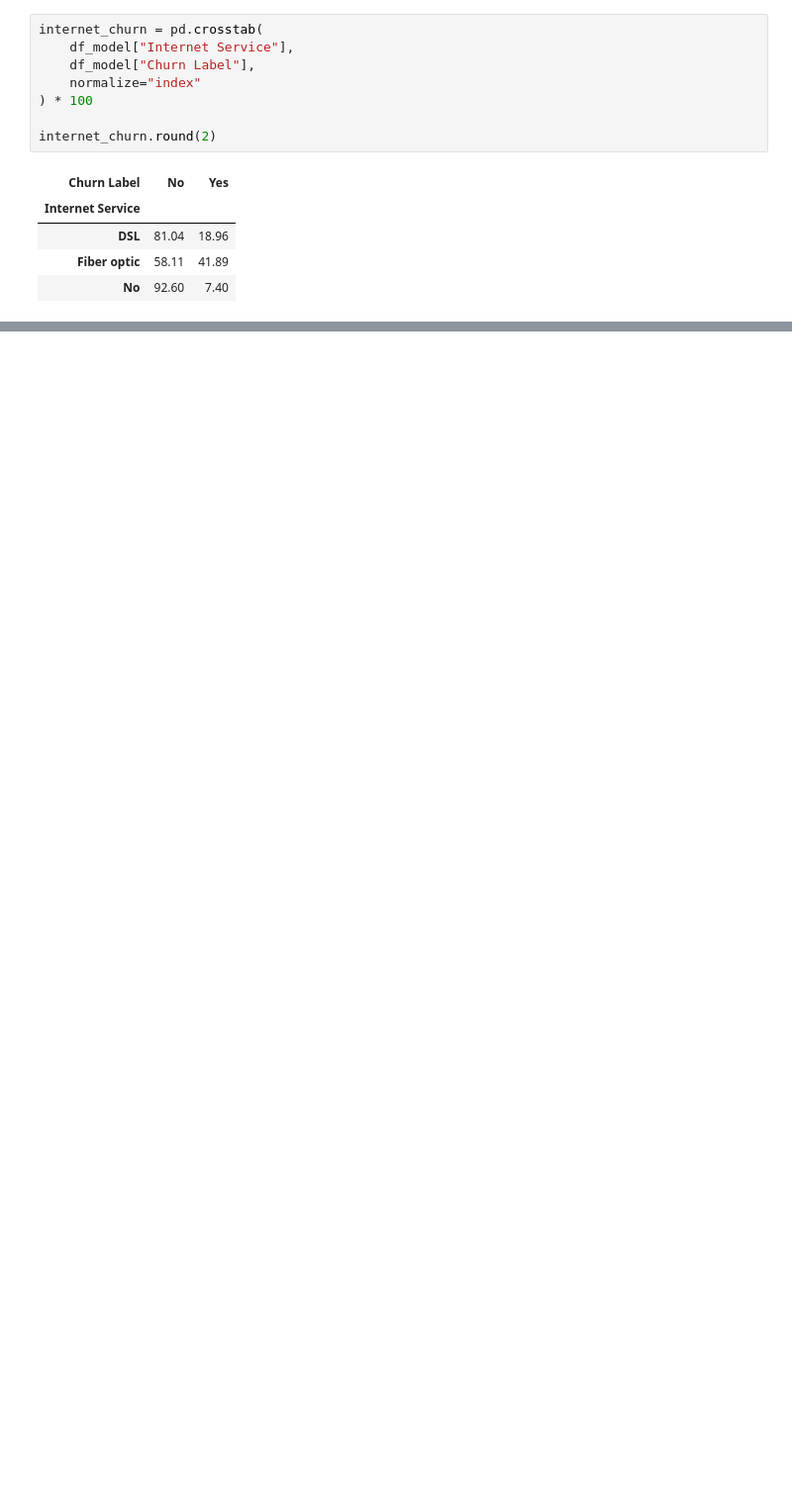
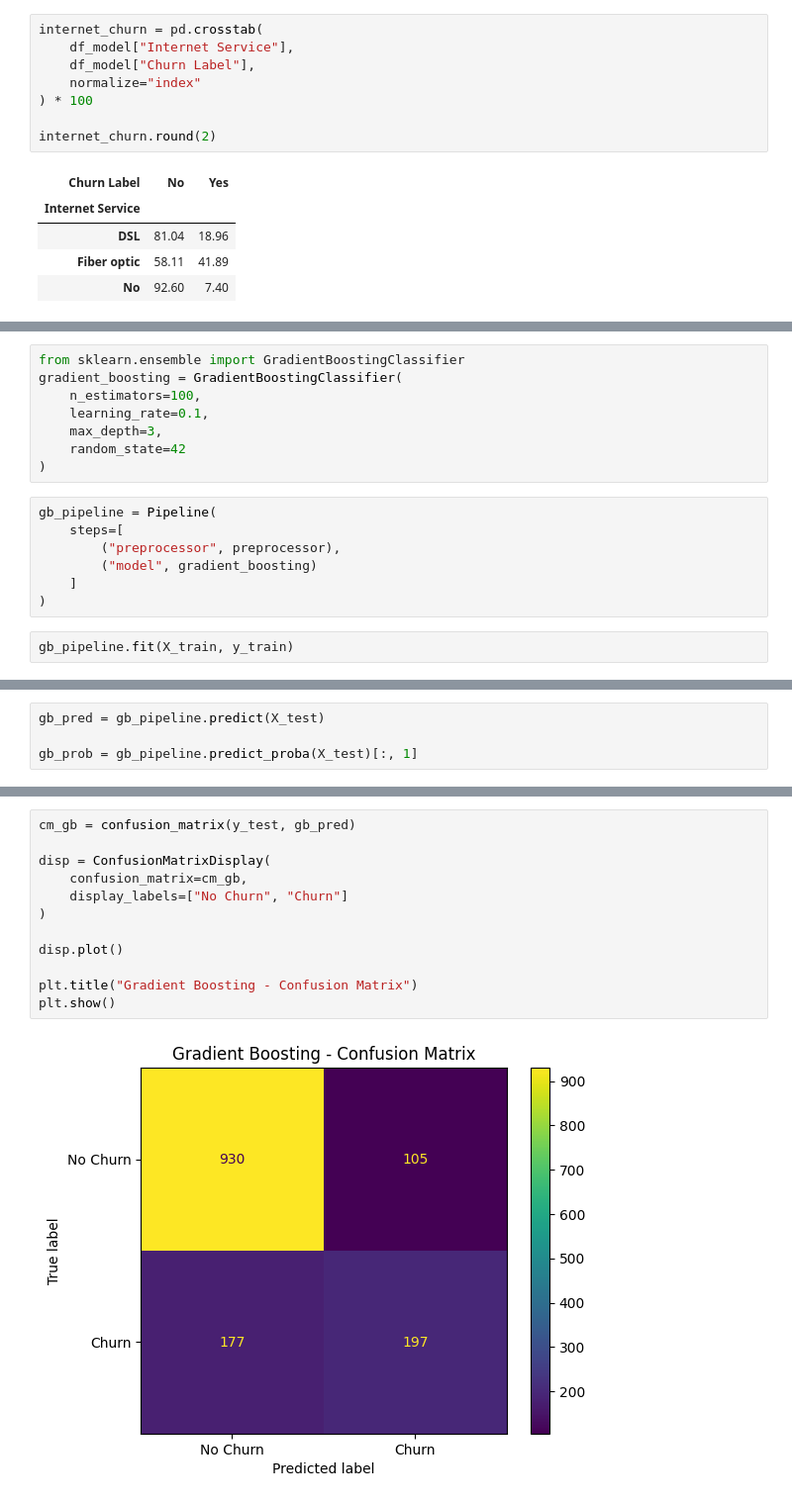
Before and after one commit to Vikasannamareddy/ml-prediction-api, a Jupyter notebook: notebooks/01_eda.ipynb, the cells around one changed output, grey strips where cells are left out. Shown at 99% size. Drawn from its saved outputs; the diff is of its cells as text; blank space fills up the shorter version.

```diff
--- a/notebooks/01_eda.ipynb
+++ b/notebooks/01_eda.ipynb
@@ -456,0 +938,17 @@ internet_churn.round(2)
+# %%
+from sklearn.ensemble import GradientBoostingClassifier
+gradient_boosting = GradientBoostingClassifier(
+    n_estimators=100,
+    learning_rate=0.1,
+    max_depth=3,
+    random_state=42
+)
+# %%
+gb_pipeline = Pipeline(
+    steps=[
+        ("preprocessor", preprocessor),
+        ("model", gradient_boosting)
+    ]
+)
+# %%
+gb_pipeline.fit(X_train, y_train)
@@ -456,0 +973,4 @@ internet_churn.round(2)
+# %%
+gb_pred = gb_pipeline.predict(X_test)
+
+gb_prob = gb_pipeline.predict_proba(X_test)[:, 1]
@@ -456,0 +1007,14 @@ internet_churn.round(2)
+# %%
+cm_gb = confusion_matrix(y_test, gb_pred)
+
+disp = ConfusionMatrixDisplay(
+    confusion_matrix=cm_gb,
+    display_labels=["No Churn", "Churn"]
+)
+
+disp.plot()
+
+plt.title("Gradient Boosting - Confusion Matrix")
+plt.show()
+# %% [output]
+[figure, added]
```
Also changed, not shown: parts of 76 cells of this notebook, 2 other files.
